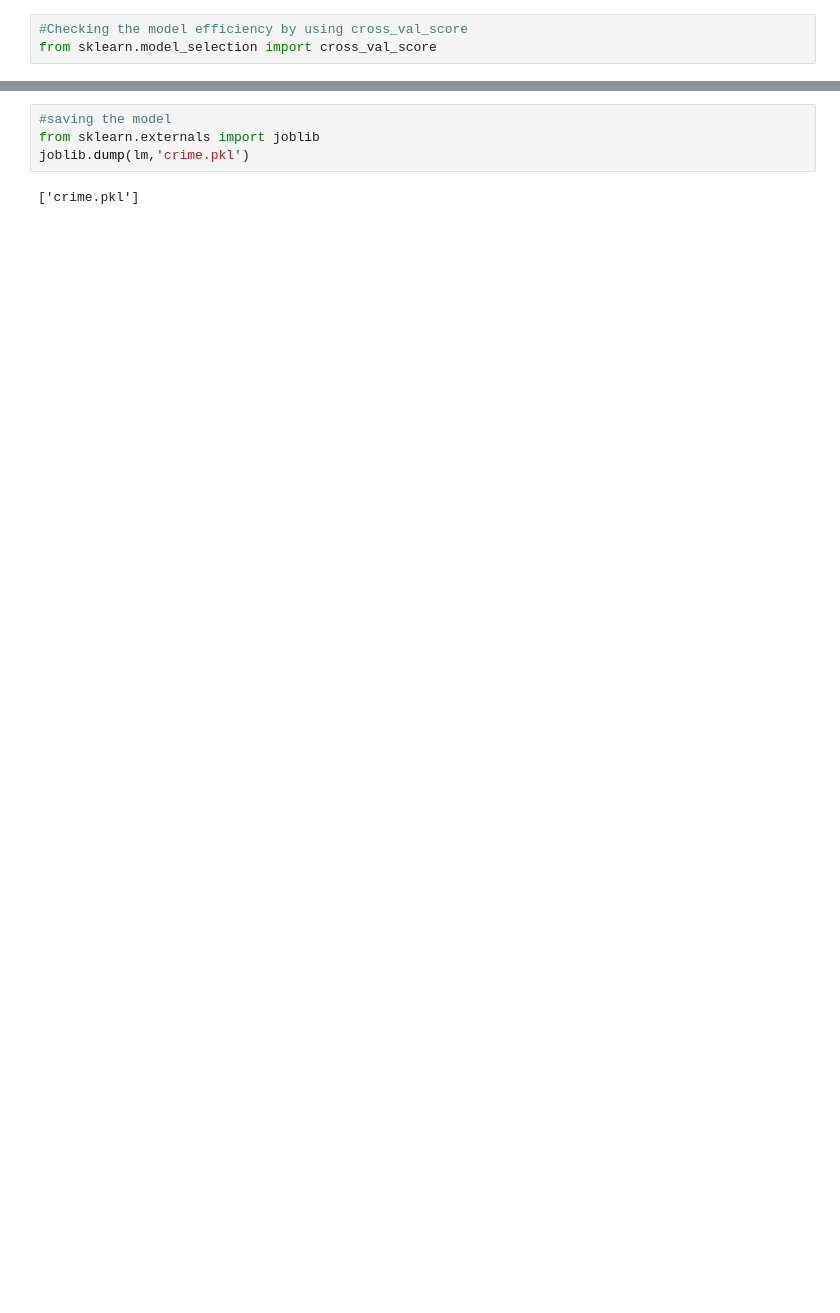
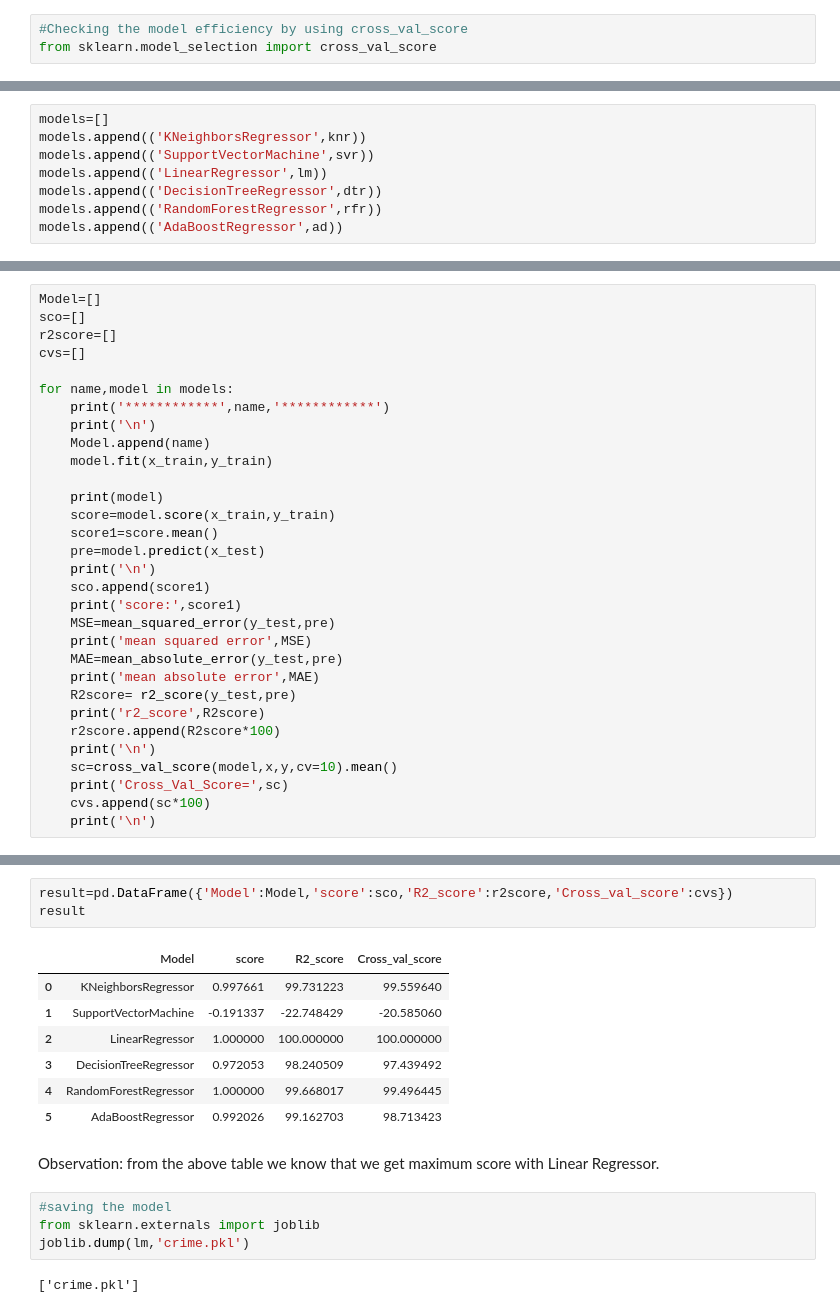
Before and after one commit to NehaChhibber15/Projects, a Jupyter notebook: Case Study of Crime in India.ipynb, the cells around one changed output, grey strips where cells are left out. Saved outputs shown, nothing was run; the diff lists cells and outputs as text; blank space fills up the shorter version.

```diff
--- a/Case Study of Crime in India.ipynb
+++ b/Case Study of Crime in India.ipynb
@@ -531,0 +602,8 @@ print(score.std())
+# %%
+models=[]
+models.append(('KNeighborsRegressor',knr))
+models.append(('SupportVectorMachine',svr))
+models.append(('LinearRegressor',lm))
+models.append(('DecisionTreeRegressor',dtr))
+models.append(('RandomForestRegressor',rfr))
+models.append(('AdaBoostRegressor',ad))
@@ -531,0 +613,31 @@ print(score.std())
+# %%
+Model=[]
+sco=[]
+r2score=[]
+cvs=[]
+
+for name,model in models:
+    print('************',name,'************')
+    print('\n')
+    Model.append(name)
+    model.fit(x_train,y_train)
+
+    print(model)
+    score=model.score(x_train,y_train)
+    score1=score.mean()
+    pre=model.predict(x_test)
+    print('\n')
+    sco.append(score1)
+    print('score:',score1)
+    MSE=mean_squared_error(y_test,pre)
+    print('mean squared error',MSE)
+    MAE=mean_absolute_error(y_test,pre)
+    print('mean absolute error',MAE)
+    R2score= r2_score(y_test,pre)
+    print('r2_score',R2score)
+    r2score.append(R2score*100)
+    print('\n')
+    sc=cross_val_score(model,x,y,cv=10).mean()
+    print('Cross_Val_Score=',sc)
+    cvs.append(sc*100)
+    print('\n')
@@ -532,3 +662,16 @@ print(score.std())
+# %%
+result=pd.DataFrame({'Model':Model,'score':sco,'R2_score':r2score,'Cross_val_score':cvs})
+result
+# %% [output]
+|  | Model | score | R2_score | Cross_val_score |
+| 0 | KNeighborsRegressor | 0.997661 | 99.731223 | 99.559640 |
+| 1 | SupportVectorMachine | -0.191337 | -22.748429 | -20.585060 |
+| 2 | LinearRegressor | 1.000000 | 100.000000 | 100.000000 |
+| 3 | DecisionTreeRegressor | 0.972053 | 98.240509 | 97.439492 |
+| 4 | RandomForestRegressor | 1.000000 | 99.668017 | 99.496445 |
+| 5 | AdaBoostRegressor | 0.992026 | 99.162703 | 98.713423 |
+# %% [markdown]
+Observation: from the above table we know that we get maximum score with Linear Regressor.
 # %%
 #saving the model
 from sklearn.externals import joblib
```
Also changed, not shown: parts of 19 cells of this notebook, 2 other files.
